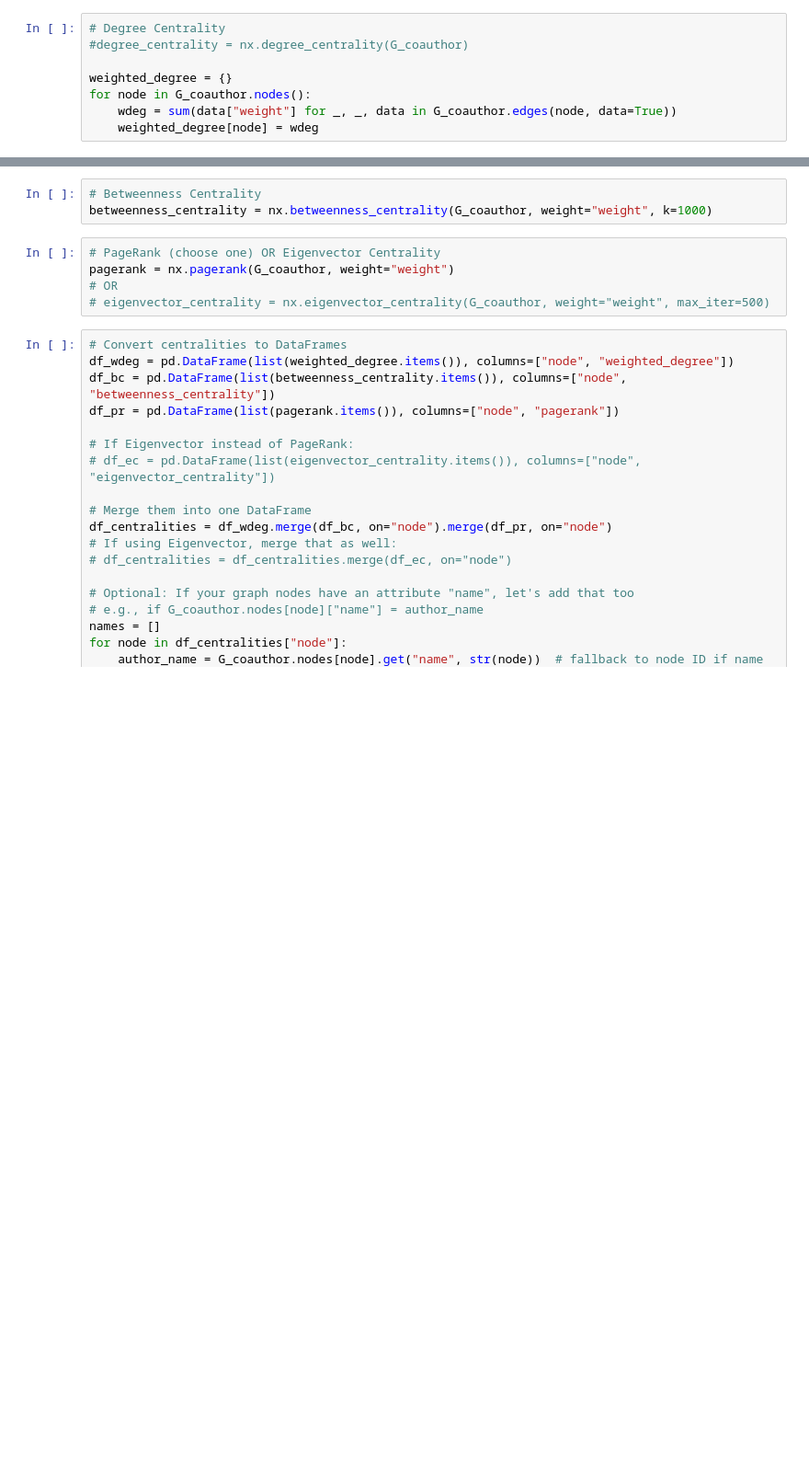
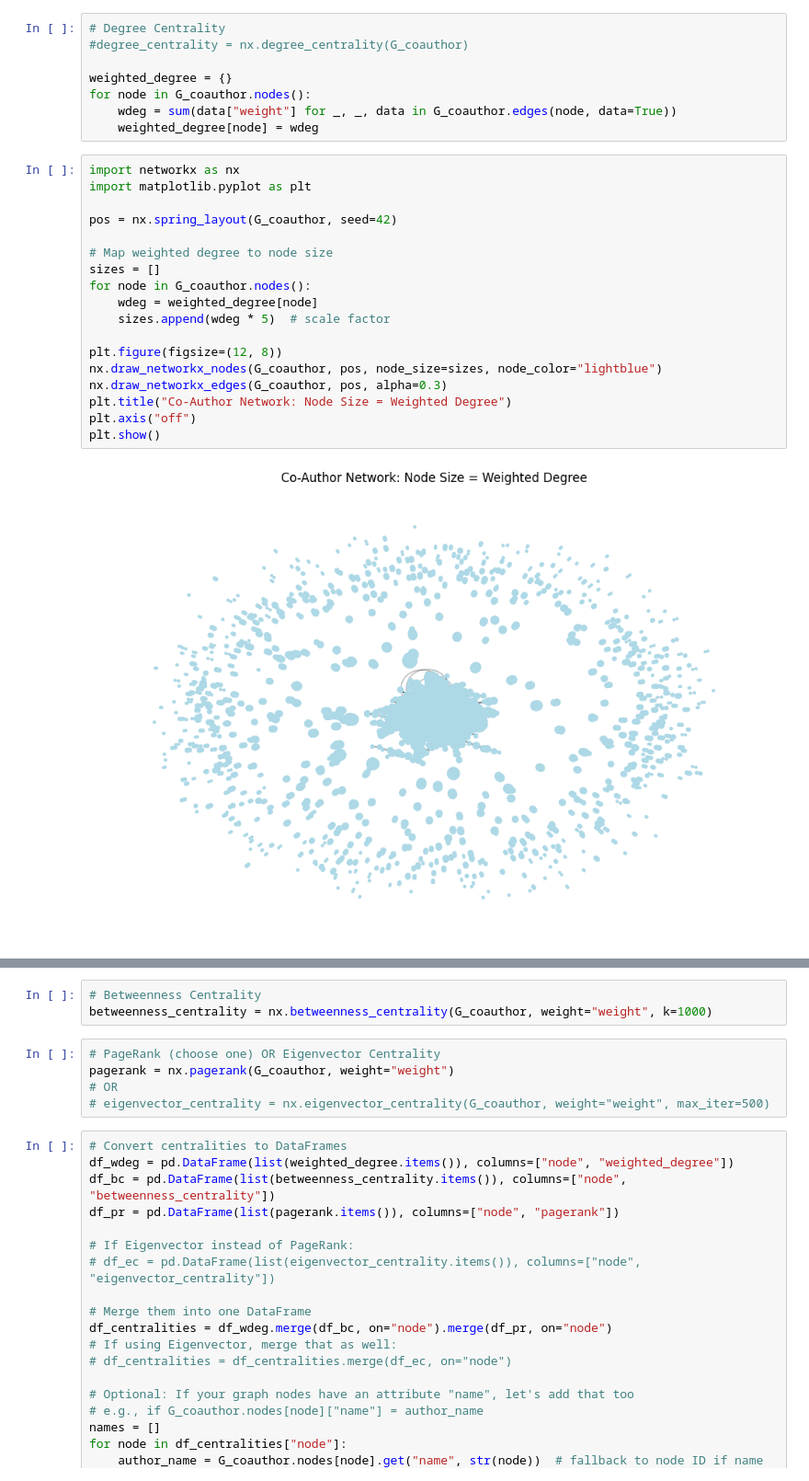
Before and after one commit to hesamsheikh/daily-papers-analysis, a Jupyter notebook: co_authorship.ipynb, the cells around one changed output, grey strips where cells are left out. Shown at 92% size. Drawn from its saved outputs; the diff is of its cells as text; blank space fills up the shorter version.

```diff
--- a/co_authorship.ipynb
+++ b/co_authorship.ipynb
@@ -140,3 +150,23 @@ weighted_degree = {}
 for node in G_coauthor.nodes():
     wdeg = sum(data["weight"] for _, _, data in G_coauthor.edges(node, data=True))
     weighted_degree[node] = wdeg
+# %%
+import networkx as nx
+import matplotlib.pyplot as plt
+
+pos = nx.spring_layout(G_coauthor, seed=42)
+
+# Map weighted degree to node size
+sizes = []
+for node in G_coauthor.nodes():
+    wdeg = weighted_degree[node]
+    sizes.append(wdeg * 5)  # scale factor
+
+plt.figure(figsize=(12, 8))
+nx.draw_networkx_nodes(G_coauthor, pos, node_size=sizes, node_color="lightblue")
+nx.draw_networkx_edges(G_coauthor, pos, alpha=0.3)
+plt.title("Co-Author Network: Node Size = Weighted Degree")
+plt.axis("off")
+plt.show()
+# %% [output]
+[figure, added]
```
Also changed, not shown: parts of 22 cells of this notebook.
